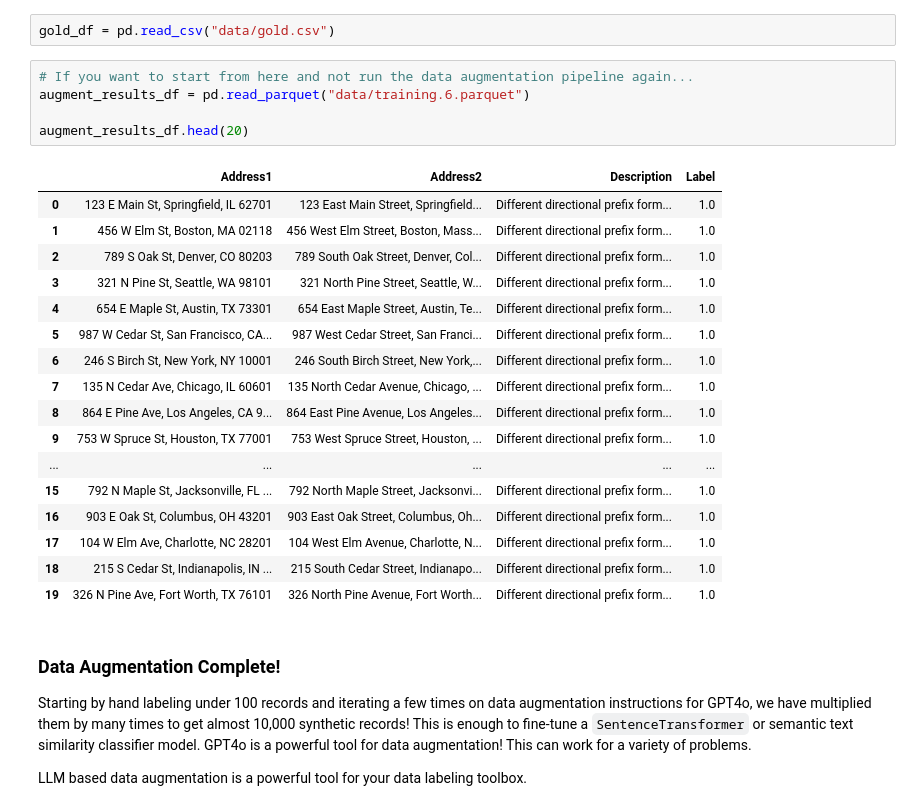
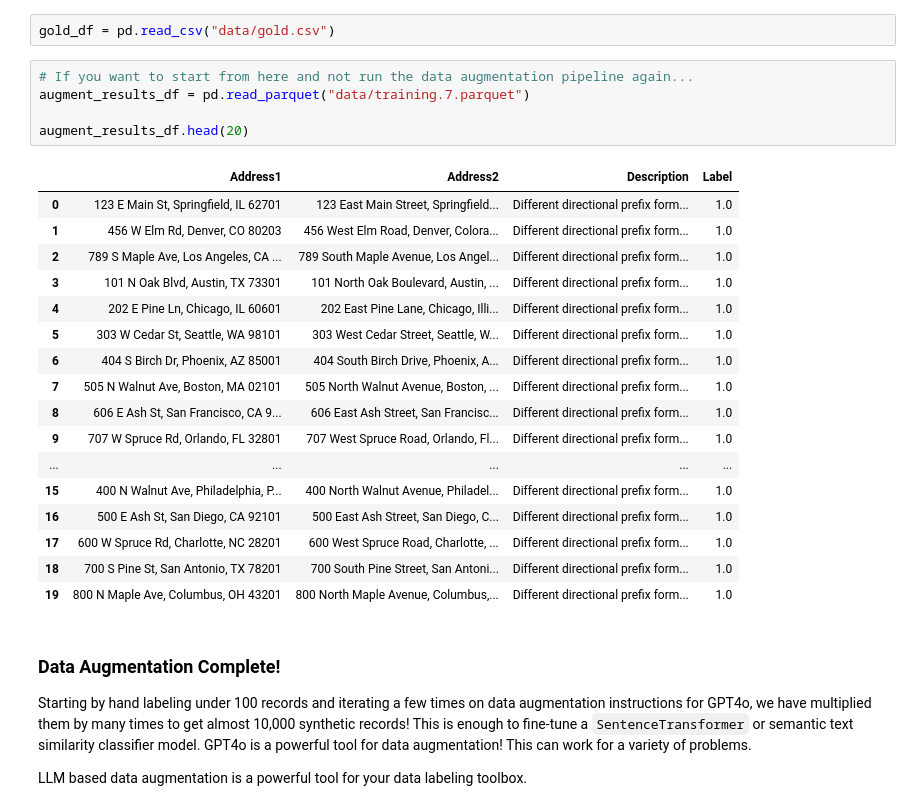
Before and after one commit to rjurney/libpostal-reborn, a Jupyter notebook: Fine-Tuned Sentence Transformer.ipynb, the cells around one changed output. Cells and saved outputs as stored; diff of their text form.

```diff
--- a/Fine-Tuned Sentence Transformer.ipynb
+++ b/Fine-Tuned Sentence Transformer.ipynb
@@ -162,27 +162,27 @@ We need training data for our supervised learning approaches to addres matching.
 gold_df = pd.read_csv("data/gold.csv")
 # %%
 # If you want to start from here and not run the data augmentation pipeline again...
-augment_results_df = pd.read_parquet("data/training.6.parquet")
+augment_results_df = pd.read_parquet("data/training.7.parquet")
 
 augment_results_df.head(20)
 # %% [output]
 |  | Address1 | Address2 | Description | Label |
 | 0 | 123 E Main St, Springfield, IL 62701 | 123 East Main Street, Springfield... | Different directional prefix form... | 1.0 |
-| 1 | 456 W Elm St, Boston, MA 02118 | 456 West Elm Street, Boston, Mass... | Different directional prefix form... | 1.0 |
-| 2 | 789 S Oak St, Denver, CO 80203 | 789 South Oak Street, Denver, Col... | Different directional prefix form... | 1.0 |
-| 3 | 321 N Pine St, Seattle, WA 98101 | 321 North Pine Street, Seattle, W... | Different directional prefix form... | 1.0 |
-| 4 | 654 E Maple St, Austin, TX 73301 | 654 East Maple Street, Austin, Te... | Different directional prefix form... | 1.0 |
-| 5 | 987 W Cedar St, San Francisco, CA... | 987 West Cedar Street, San Franci... | Different directional prefix form... | 1.0 |
-| 6 | 246 S Birch St, New York, NY 10001 | 246 South Birch Street, New York,... | Different directional prefix form... | 1.0 |
-| 7 | 135 N Cedar Ave, Chicago, IL 60601 | 135 North Cedar Avenue, Chicago, ... | Different directional prefix form... | 1.0 |
-| 8 | 864 E Pine Ave, Los Angeles, CA 9... | 864 East Pine Avenue, Los Angeles... | Different directional prefix form... | 1.0 |
-| 9 | 753 W Spruce St, Houston, TX 77001 | 753 West Spruce Street, Houston, ... | Different directional prefix form... | 1.0 |
+| 1 | 456 W Elm Rd, Denver, CO 80203 | 456 West Elm Road, Denver, Colora... | Different directional prefix form... | 1.0 |
+| 2 | 789 S Maple Ave, Los Angeles, CA ... | 789 South Maple Avenue, Los Angel... | Different directional prefix form... | 1.0 |
+| 3 | 101 N Oak Blvd, Austin, TX 73301 | 101 North Oak Boulevard, Austin, ... | Different directional prefix form... | 1.0 |
+| 4 | 202 E Pine Ln, Chicago, IL 60601 | 202 East Pine Lane, Chicago, Illi... | Different directional prefix form... | 1.0 |
+| 5 | 303 W Cedar St, Seattle, WA 98101 | 303 West Cedar Street, Seattle, W... | Different directional prefix form... | 1.0 |
+| 6 | 404 S Birch Dr, Phoenix, AZ 85001 | 404 South Birch Drive, Phoenix, A... | Different directional prefix form... | 1.0 |
+| 7 | 505 N Walnut Ave, Boston, MA 02101 | 505 North Walnut Avenue, Boston, ... | Different directional prefix form... | 1.0 |
+| 8 | 606 E Ash St, San Francisco, CA 9... | 606 East Ash Street, San Francisc... | Different directional prefix form... | 1.0 |
+| 9 | 707 W Spruce Rd, Orlando, FL 32801 | 707 West Spruce Road, Orlando, Fl... | Different directional prefix form... | 1.0 |
 | ... | ... | ... | ... | ... |
-| 15 | 792 N Maple St, Jacksonville, FL ... | 792 North Maple Street, Jacksonvi... | Different directional prefix form... | 1.0 |
-| 16 | 903 E Oak St, Columbus, OH 43201 | 903 East Oak Street, Columbus, Oh... | Different directional prefix form... | 1.0 |
-| 17 | 104 W Elm Ave, Charlotte, NC 28201 | 104 West Elm Avenue, Charlotte, N... | Different directional prefix form... | 1.0 |
-| 18 | 215 S Cedar St, Indianapolis, IN ... | 215 South Cedar Street, Indianapo... | Different directional prefix form... | 1.0 |
-| 19 | 326 N Pine Ave, Fort Worth, TX 76101 | 326 North Pine Avenue, Fort Worth... | Different directional prefix form... | 1.0 |
+| 15 | 400 N Walnut Ave, Philadelphia, P... | 400 North Walnut Avenue, Philadel... | Different directional prefix form... | 1.0 |
+| 16 | 500 E Ash St, San Diego, CA 92101 | 500 East Ash Street, San Diego, C... | Different directional prefix form... | 1.0 |
+| 17 | 600 W Spruce Rd, Charlotte, NC 28201 | 600 West Spruce Road, Charlotte, ... | Different directional prefix form... | 1.0 |
+| 18 | 700 S Pine St, San Antonio, TX 78201 | 700 South Pine Street, San Antoni... | Different directional prefix form... | 1.0 |
+| 19 | 800 N Maple Ave, Columbus, OH 43201 | 800 North Maple Avenue, Columbus,... | Different directional prefix form... | 1.0 |
 # %% [markdown]
 ### Data Augmentation Complete!
 
```
Also changed, not shown: parts of 22 cells of this notebook.
